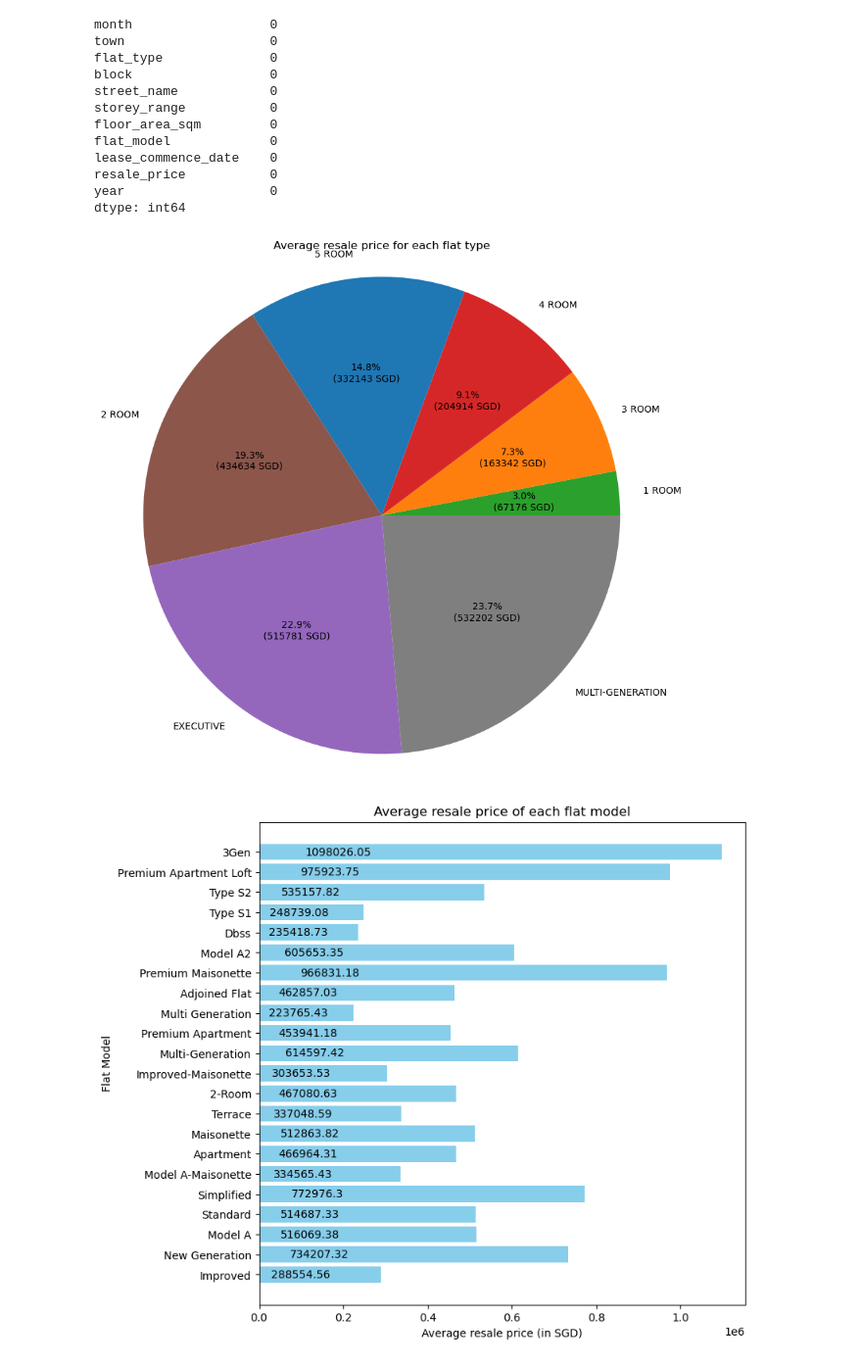
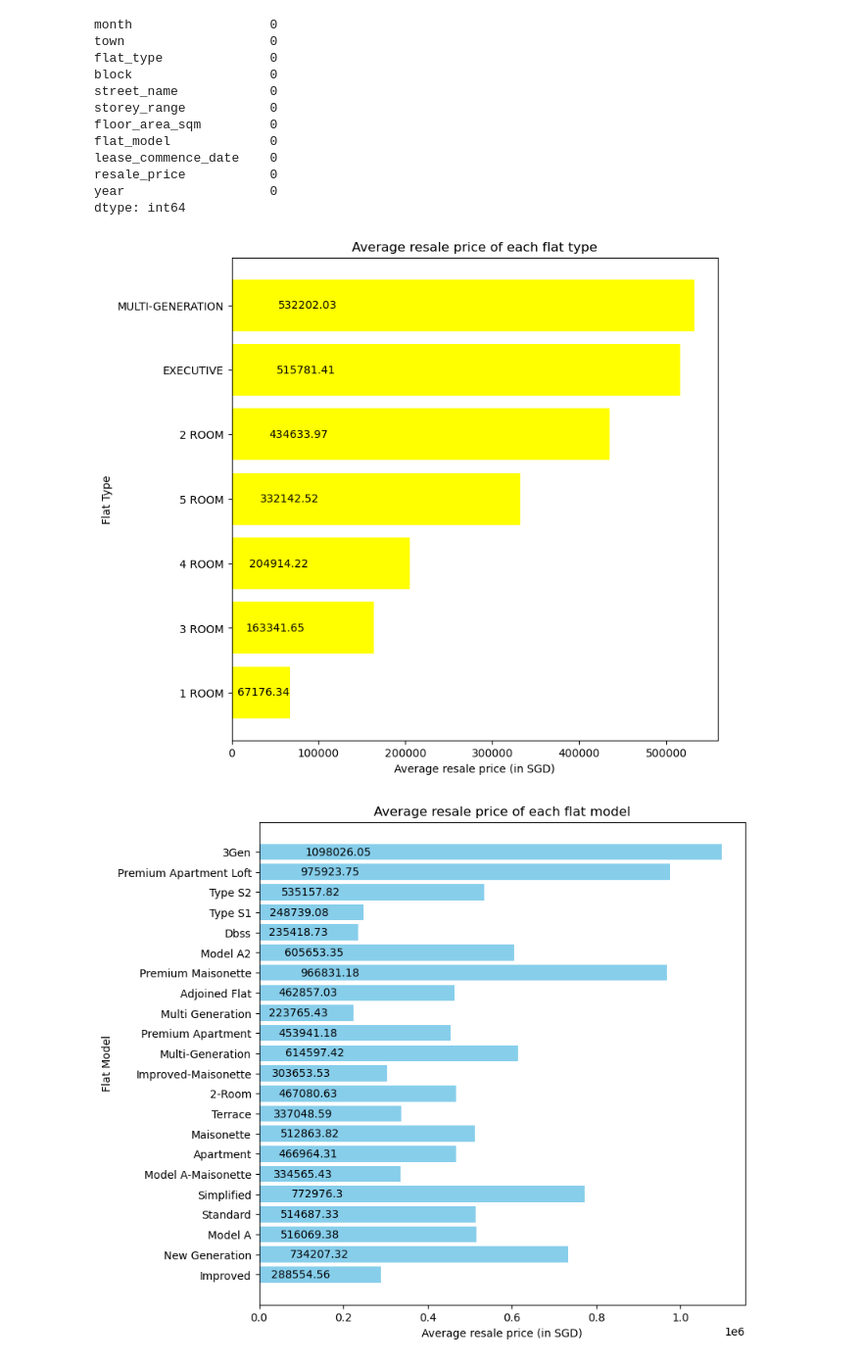
Before and after one commit to malaVasa98/Predicting_Singapore_Resale_Flat_Prices, a Jupyter notebook: Singapore Flat resales.ipynb, the cells around one changed output. Shown at 98% size. Saved outputs shown, nothing was run; the diff lists cells and outputs as text; code cells hidden in the pictures.

```diff
--- a/Singapore Flat resales.ipynb
+++ b/Singapore Flat resales.ipynb
@@ -190,25 +190,20 @@ dtype: int64
 # %%
 # Data Analysis
 # Average resale price for each flat type
+import matplotlib.pyplot as plt
 avg_flty = sfr_comb.groupby('flat_type')['resale_price'].mean()
-import matplotlib.pyplot as plt
-# Define a function to format the labels
-def autopct_format(values):
-    def my_format(pct):
-        total = sum(values)
-        val = int(round(pct * total / 100.0))
-        return f'{pct:.1f}%\n({val} SGD)'  # Show percentage and actual value
-    return my_format
-plt.figure(figsize=(10, 10))
+leg_flty = list(sfr_comb.flat_type.unique())
 avg_flty_lis = [x for x in avg_flty]
-legend = list(sfr_comb.flat_type.unique())
-colors = ['tab:green','tab:orange','tab:red','tab:blue','tab:brown','tab:purple','tab:gray']
-plt.pie(avg_flty_lis,labels=legend,colors=colors,autopct=autopct_format(avg_flty_lis),startangle=0)
-plt.title('Average resale price for each flat type')
-plt.axis('equal')
+plt.figure(figsize=(8, 8))
+plt.barh(leg_flty, avg_flty_lis, color='yellow')
+plt.ylabel('Flat Type')
+plt.xlabel('Average resale price (in SGD)')
+plt.title('Average resale price of each flat type')
+for i, v in enumerate(avg_flty_lis):
+    plt.text(v*0.1, i, str(round(v,2)), va='center', color='black')
 plt.show()
 # %% [output]
-[figure, old version]
+[figure, new version]
 # %%
 # Average resale price for each flat model
 avg_flmd = sfr_comb.groupby('flat_model')['resale_price'].mean()
```
